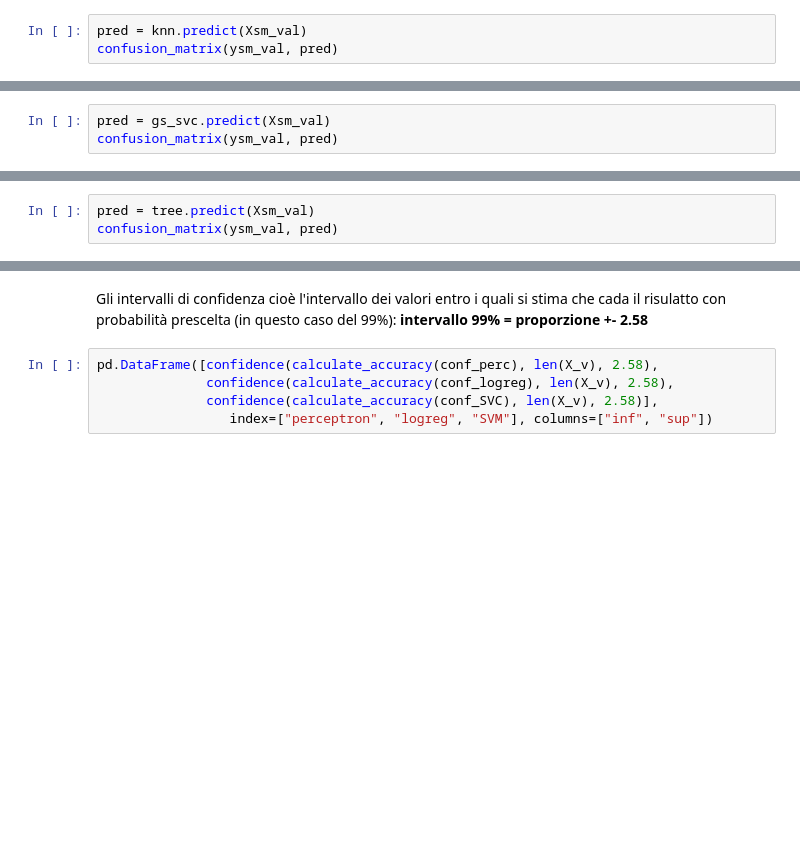
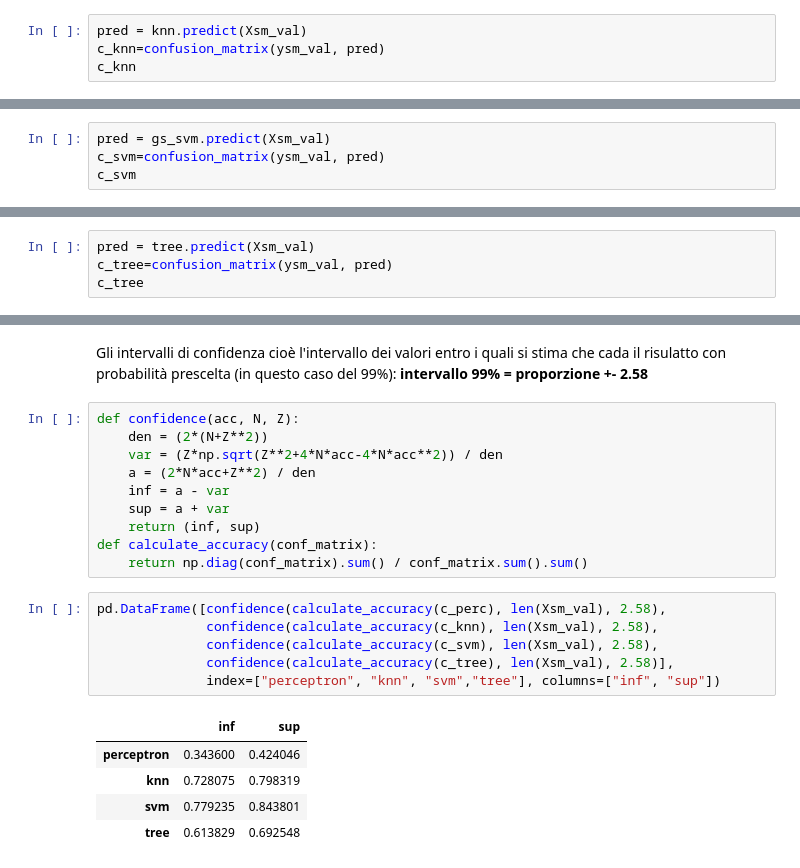
Before and after one commit to RyanPerrina/wine_classification, a Jupyter notebook: wine_classification.ipynb, the cells around one changed output, grey strips where cells are left out. Saved outputs shown, nothing was run; the diff lists cells and outputs as text; blank space fills up the shorter version.

```diff
--- a/wine_classification.ipynb
+++ b/wine_classification.ipynb
@@ -582,7 +583,8 @@ array([[158,   0,   0,   0,   0,   0],
        [  0,   2,   0, 119,   0,  31]])
 # %%
 pred = knn.predict(Xsm_val)
-confusion_matrix(ysm_val, pred)
+c_knn=confusion_matrix(ysm_val, pred)
+c_knn
 # %% [output]
 array([[158,   0,   0,   0,   0,   0],
        [  1, 154,   1,   0,   1,   0],
@@ -591,8 +593,9 @@ array([[158,   0,   0,   0,   0,   0],
        [  0,   0,   3,  16, 137,   6],
        [  0,   0,   0,   0,   0, 152]])
 # %%
-pred = gs_svc.predict(Xsm_val)
-confusion_matrix(ysm_val, pred)
+pred = gs_svm.predict(Xsm_val)
+c_svm=confusion_matrix(ysm_val, pred)
+c_svm
 # %% [output]
 array([[158,   0,   0,   0,   0,   0],
        [  0, 152,   5,   0,   0,   0],
@@ -602,7 +605,8 @@ array([[158,   0,   0,   0,   0,   0],
        [  0,   0,   0,   0,   0, 152]])
 # %%
 pred = tree.predict(Xsm_val)
-confusion_matrix(ysm_val, pred)
+c_tree=confusion_matrix(ysm_val, pred)
+c_tree
 # %% [output]
 array([[141,   7,   9,   1,   0,   0],
        [ 13,  95,  38,   6,   5,   0],
@@ -634,8 +638,25 @@ pd.DataFrame([calculate_precision_recall_f1(perc),
 # %% [markdown]
 Gli intervalli di confidenza cioè l'intervallo dei valori entro i quali si  stima che cada il risulatto con probabilità prescelta (in questo caso del 99%):
 **intervallo 99% = proporzione +- 2.58**
+# %%
+def confidence(acc, N, Z):
+    den = (2*(N+Z**2))
+    var = (Z*np.sqrt(Z**2+4*N*acc-4*N*acc**2)) / den
+    a = (2*N*acc+Z**2) / den
+    inf = a - var
+    sup = a + var
+    return (inf, sup)
+def calculate_accuracy(conf_matrix):
+    return np.diag(conf_matrix).sum() / conf_matrix.sum().sum()
 # %%
-pd.DataFrame([confidence(calculate_accuracy(conf_perc), len(X_v), 2.58),
-              confidence(calculate_accuracy(conf_logreg), len(X_v), 2.58),
-              confidence(calculate_accuracy(conf_SVC), len(X_v), 2.58)],
-                 index=["perceptron", "logreg", "SVM"], columns=["inf", "sup"])
+pd.DataFrame([confidence(calculate_accuracy(c_perc), len(Xsm_val), 2.58),
+              confidence(calculate_accuracy(c_knn), len(Xsm_val), 2.58),
+              confidence(calculate_accuracy(c_svm), len(Xsm_val), 2.58),
+              confidence(calculate_accuracy(c_tree), len(Xsm_val), 2.58)],
+              index=["perceptron", "knn", "svm","tree"], columns=["inf", "sup"])
+# %% [output]
+|  | inf | sup |
+| perceptron | 0.343600 | 0.424046 |
+| knn | 0.728075 | 0.798319 |
+| svm | 0.779235 | 0.843801 |
+| tree | 0.613829 | 0.692548 |
```
Also changed, not shown: parts of 10 cells of this notebook.
